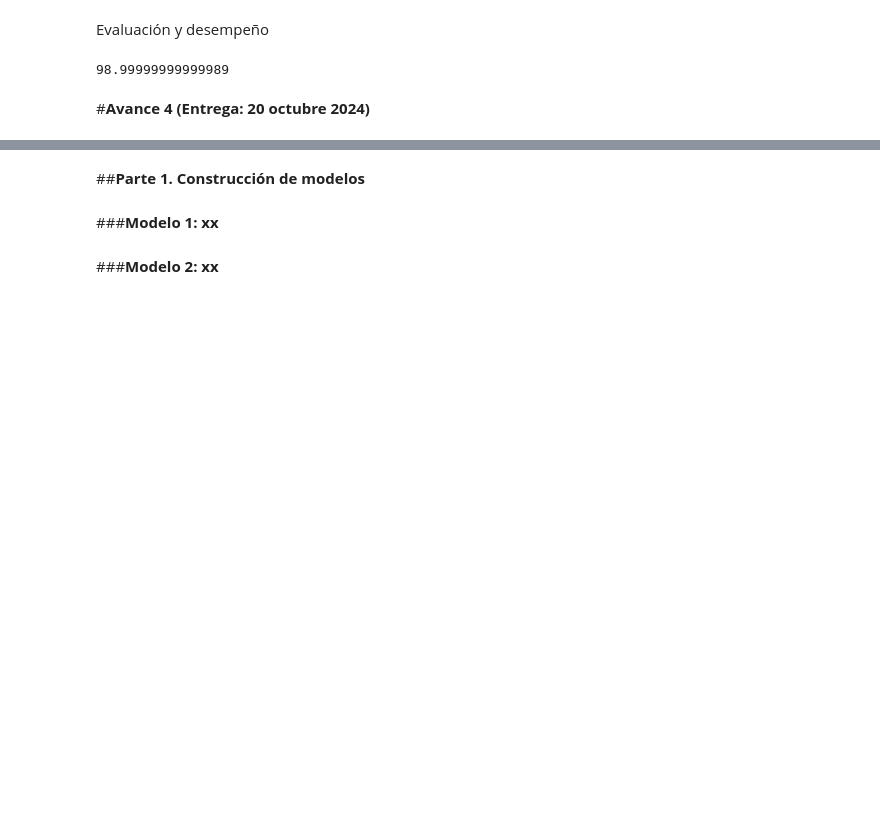
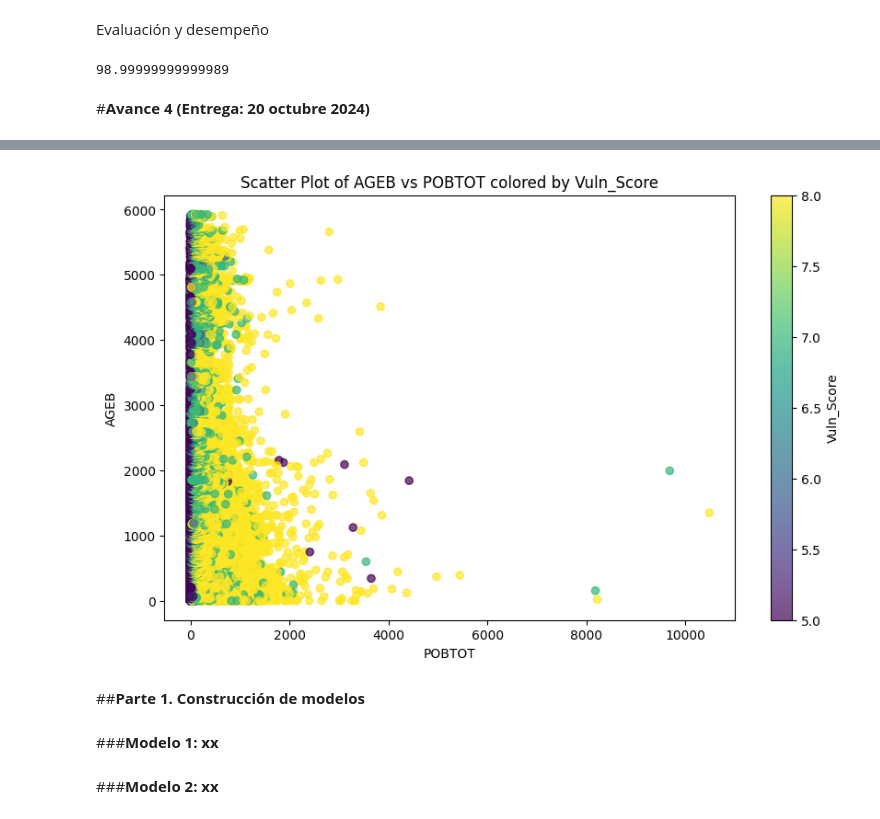
Before and after one commit to LH-1169213/IslasDeCalor, a Jupyter notebook: EDA_SCITEL_INEGI_Avance_4.ipynb, the cells around one changed output, grey strips where cells are left out. Drawn from its saved outputs; the diff is of its cells as text; code cells hidden in the pictures; blank space fills up the shorter version.

```diff
--- a/EDA_SCITEL_INEGI_Avance_4.ipynb
+++ b/EDA_SCITEL_INEGI_Avance_4.ipynb
@@ -2134,0 +2264,5 @@ kmeans.inertia_
+# %%
+df_cat1 = df3e.copy()
+
+df_cat1 = df_cat1[~df_cat1['NOM_LOC'].str.contains('Total|total', case=False, na=False)]
+df_cat1.head()
@@ -2134,0 +2353,4 @@ kmeans.inertia_
+# %%
+df_cat_vul1=df_cat2.copy()
+df_cat_vul1 = pd.concat([df_indi, df_ed, df_disc, df_escs, df_hog, df_con],axis=1)
+df_cat_vul1.head()
@@ -2134,0 +2381,13 @@ kmeans.inertia_
+# %%
+vulnerable_df = df_cat_vul1.copy()
+
+# Define the columns to check
+columns_to_check = ['Vuln_Indigena_Discreta_Int', 'Vuln_Edad', 'Vuln_Disc_Lim',
+                    'Vuln_Disc_Discreta_Int', 'Vuln_Esc_Salud', 'Vuln_Salud_Discreta_Int',
+                    'Vuln_Hog_Serv', 'Vuln_Hog_Connect']
+
+# Create a new column 'Vuln_Score' which sums 1 for each column that is not equal to 0
+vulnerable_df['Vuln_Score'] = (vulnerable_df[columns_to_check] != 0).sum(axis=1)
+
+# Display the updated DataFrame
+vulnerable_df.head()
@@ -2134,0 +2402,5 @@ kmeans.inertia_
+# %%
+vuln_df = df_cat2.copy()
+
+vuln_df['Vuln_Score'] = vulnerable_df['Vuln_Score']
+print(vuln_df.head())
@@ -2135,3 +2425,19 @@ kmeans.inertia_
+# %%
+plt.figure(figsize=(10, 6))
+sc = plt.scatter(vuln_df['POBTOT'], vuln_df['AGEB'], c=vuln_df['Vuln_Score'], cmap='viridis', alpha=0.7)
+
+# Add color bar to show the color scale
+plt.colorbar(sc, label='Vuln_Score')
+
+# Add labels and title
+plt.xlabel('POBTOT')
+plt.ylabel('AGEB')
+plt.title('Scatter Plot of AGEB vs POBTOT colored by Vuln_Score')
+
+# Show the plot
+plt.show()
+# %% [output]
+[figure, added]
 # %% [markdown]
 ##**Parte 1. Construcción de modelos**
 # %% [markdown]
```
Also changed, not shown: parts of 11 cells of this notebook.
